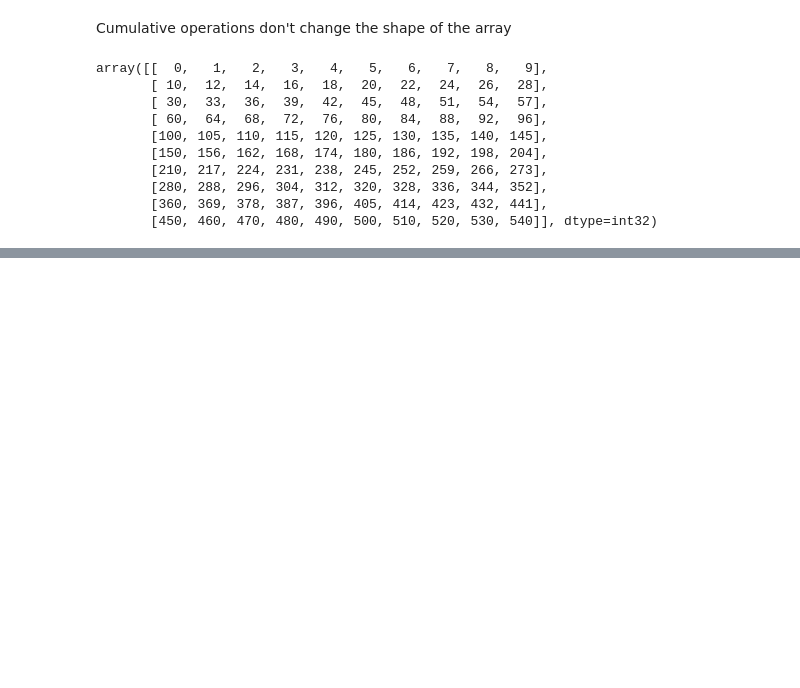
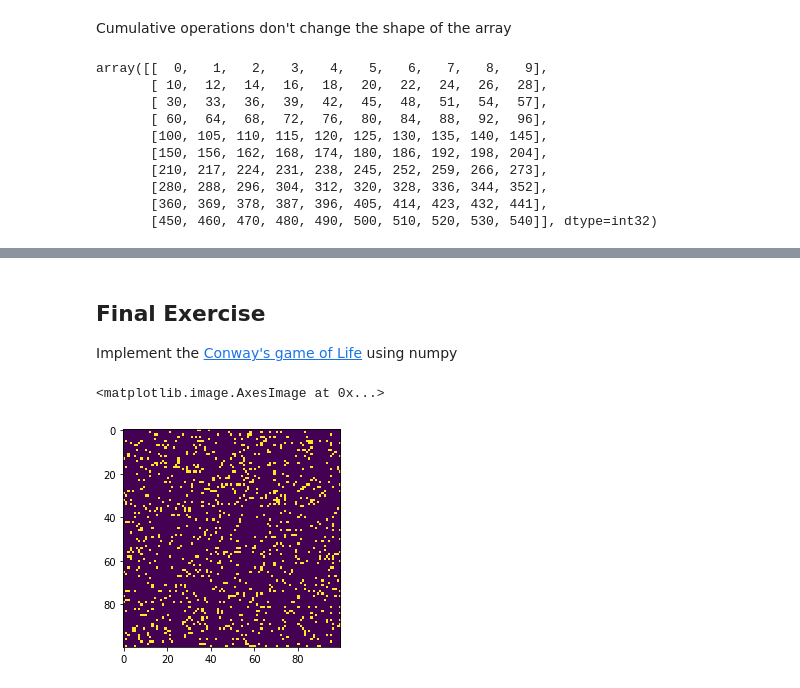
Before and after one commit to angelacpd/Scientific_Python, a Jupyter notebook: Lecture_3.ipynb, the cells around one changed output, grey strips where cells are left out. Drawn from its saved outputs; the diff is of its cells as text; code cells hidden in the pictures; blank space fills up the shorter version.

```diff
--- a/Lecture_3.ipynb
+++ b/Lecture_3.ipynb
@@ -857,0 +931,11 @@ array([[  0,   1,   2,   3,   4,   5,   6,   7,   8,   9],
+# %% [markdown]
+## Final Exercise
+
+Implement the [Conway's game of Life](https://en.wikipedia.org/wiki/Conway%27s_Game_of_Life) using numpy
+# %%
+X = (np.random.rand(100,100)>0.9).astype(int)
+import matplotlib.pyplot as plt
+plt.imshow(X)
+# %% [output]
+<matplotlib.image.AxesImage at 0x...>
+[figure, added]
```
Also changed, not shown: parts of 11 cells of this notebook.
